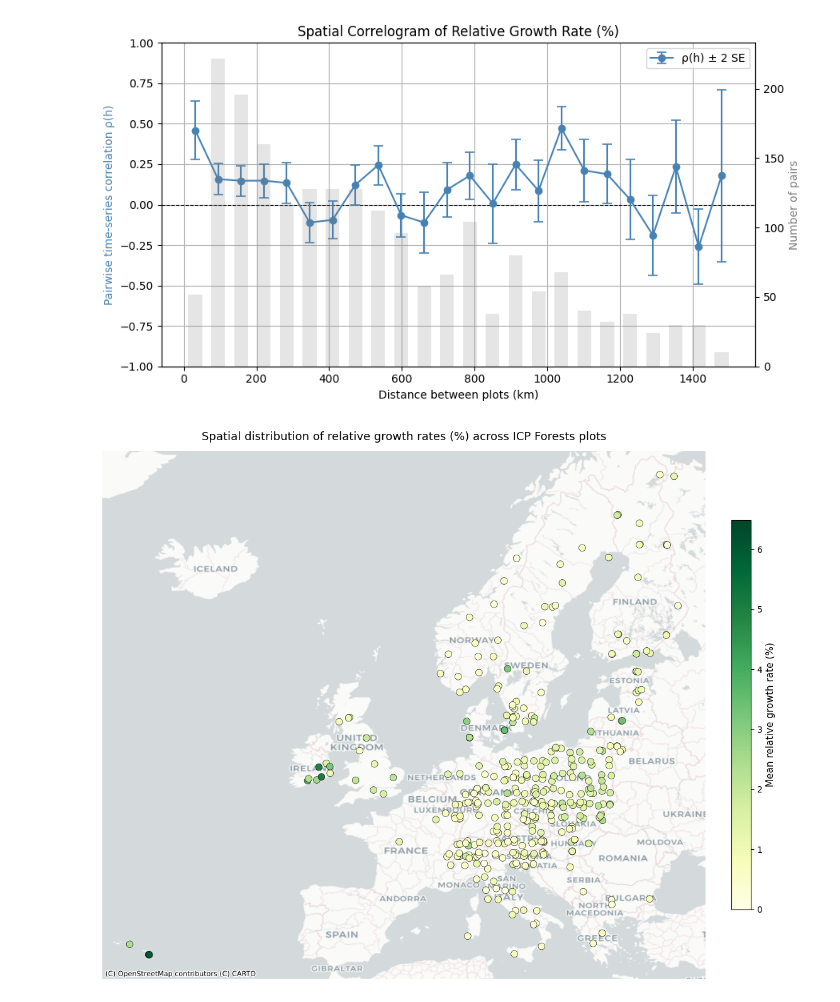
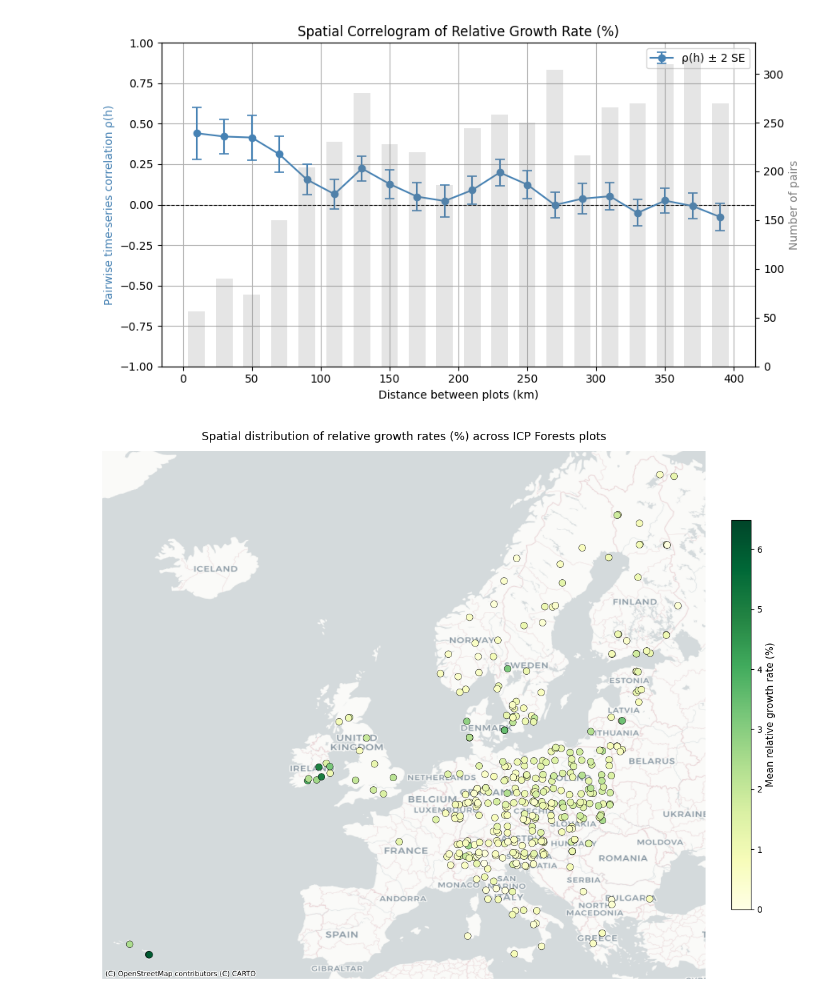
Before and after one commit to simlab-vs/icp-forest-xai, a Jupyter notebook: variogram.ipynb, the cells around one changed output. Drawn from its saved outputs; the diff is of its cells as text; code cells hidden in the pictures.

Commit message:
fix: forward-fill to avoid loosing too many pairs

```diff
--- a/variogram.ipynb
+++ b/variogram.ipynb
@@ -22,7 +22,10 @@ df = pl.read_parquet(
 ).with_columns(species=pl.col("specie").cast(pl.Utf8).replace(SPECIES_MAPPING))
 
 var_df = df.select(
-    "plot_id", pl.col("survey_year").alias("year"), "plot_latitude", "plot_longitude", "growth_rate_rel", "species"
+    "plot_id",
+    pl.col("survey_year").alias("year"),
+    "plot_latitude",
+    "plot_longitude",
+    "growth_rate_rel",
+    "species",
 )
-
-plot_means
@@ -44,5 +32,12 @@ shape: (382, 4)
 # %%
 from scipy.stats import pearsonr
+from scipy.stats import t as t_dist
+from scipy.spatial.distance import pdist, squareform
+from geopy.distance import geodesic
+
+alpha = 0.05
+max_dist = 400
+num_bins = 20
 
 # One mean per (plot, year) — preserves temporal structure
 plot_year = var_df.group_by(["plot_id", "year"]).agg(
@@ -52,18 +47,25 @@ plot_year = var_df.group_by(["plot_id", "year"]).agg(
 )
 
 # Pivot to (plot × year) matrix
+MAX_FILL_YEARS = 5  # up to a 5-year gap can be forward-filled for correlation analysis
+
 growth_wide = plot_year.pivot(
     index="plot_id", on="year", values="growth_rate_rel_mean"
 ).sort("plot_id")
 
+# Forward fill row-wise (across years), bounded by MAX_FILL_YEARS
+year_cols = [c for c in growth_wide.columns if c != "plot_id"]
+
+growth_wide = growth_wide.with_columns(
+    [pl.col(c).forward_fill(limit=MAX_FILL_YEARS) for c in year_cols]
+)
+
 plot_ids = growth_wide["plot_id"].to_numpy()
-Z        = growth_wide.drop("plot_id").to_numpy()  # shape (n_plots, n_years)
+Z = growth_wide.drop("plot_id").to_numpy()  # shape (n_plots, n_years)
 
 # Coordinates per plot (stable after pivot sort)
 coords = (
-    plot_year.group_by("plot_id")
-    .agg(pl.first("lat"), pl.first("lon"))
-    .sort("plot_id")
+    plot_year.group_by("plot_id").agg(pl.first("lat"), pl.first("lon")).sort("plot_id")
 )[["lat", "lon"]].to_numpy()
 
 # Pairwise geodesic distances
@@ -81,55 +83,80 @@ for i in range(n):
             corr_matrix[i, j] = corr_matrix[j, i] = r
 
 # Restrict bins to pairs with valid correlations
-valid_dist  = np.where(np.isnan(corr_matrix), np.nan, dist_matrix)
-bins        = np.linspace(0, np.nanmax(valid_dist), 25)
+valid_dist = np.where(np.isnan(corr_matrix), np.nan, dist_matrix)
+bins = np.linspace(0, max_dist, num_bins + 1)
 bin_centers = (bins[:-1] + bins[1:]) / 2
 
 # Per-bin mean, SE, and pair count
 corr_mean = np.full(len(bin_centers), np.nan)
-corr_se   = np.full(len(bin_centers), np.nan)
-n_pairs   = np.zeros(len(bin_centers), dtype=int)
+corr_se = np.full(len(bin_centers), np.nan)
+n_pairs = np.zeros(len(bin_centers), dtype=int)
 
 for k, (lo, hi) in enumerate(zip(bins[:-1], bins[1:])):
-    mask  = (valid_dist > lo) & (valid_dist <= hi)
+    mask = (valid_dist > lo) & (valid_dist <= hi)
     pairs = corr_matrix[mask]
     if len(pairs) >= 2:
         corr_mean[k] = pairs.mean()
-        corr_se[k]   = pairs.std() / np.sqrt(len(pairs))
-        n_pairs[k]   = len(pairs)
+        corr_se[k] = pairs.std() / np.sqrt(len(pairs))
+        n_pairs[k] = len(pairs)
 
 # Plot
 fig, ax_corr = plt.subplots(figsize=(9, 5))
 ax_pairs = ax_corr.twinx()
 
 valid = ~np.isnan(corr_mean)
 
+n_bins_tested = valid.sum()
+
+p_values = np.full(len(bin_centers), np.nan)
+for k in range(len(bin_centers)):
+    if not np.isnan(corr_mean[k]) and corr_se[k] > 0 and n_pairs[k] >= 2:
+        t_stat = corr_mean[k] / corr_se[k]
+        p_values[k] = 2 * t_dist.sf(abs(t_stat), df=n_pairs[k] - 1)
+
+# Bonferroni-corrected significance mask
+significant = p_values < (alpha / n_bins_tested)
+
 ax_corr.errorbar(
-    bin_centers[valid], corr_mean[valid],
+    bin_centers[valid],
+    corr_mean[valid],
     yerr=2 * corr_se[valid],
-    fmt="o-", color="steelblue",
-    capsize=4, capthick=1.2,
-    zorder=3, label="ρ(h) ± 2 SE",
+    fmt="o-",
+    color="steelblue",
+    capsize=4,
+    capthick=1.2,
+    zorder=3,
+    label="ρ(h) ± 2 SE",
 )
+# ax_corr.scatter(
+#     bin_centers[significant],
+#     corr_mean[significant],
+#     s=120, zorder=4,
+#     facecolors="none", edgecolors="black", linewidths=1.8,
+#     label="p < 0.05 (Bonferroni)",
+# )
 ax_corr.axhline(0, color="black", linewidth=0.8, linestyle="--")
 ax_corr.set_ylim(-1, 1)
 ax_corr.set_xlabel("Distance between plots (km)")
 ax_corr.set_ylabel("Pairwise time-series correlation ρ(h)", color="steelblue")
 ax_corr.set_title("Spatial Correlogram of Relative Growth Rate (%)")
 ax_corr.legend(loc="upper right")
 ax_corr.grid(True, zorder=0)
 
 ax_pairs.bar(
-    bin_centers, n_pairs,
+    bin_centers,
+    n_pairs,
     width=(bins[1] - bins[0]) * 0.6,
-    alpha=0.2, color="gray", zorder=2,
+    alpha=0.2,
+    color="gray",
+    zorder=2,
 )
 ax_pairs.set_ylabel("Number of pairs", color="gray")
 
 plt.tight_layout()
 plt.show()
 # %% [output]
-[figure, old version]
+[figure, new version]
 # %%
 import geopandas as gpd
 import contextily as ctx
```
Also changed, not shown: parts of 2 cells of this notebook.
